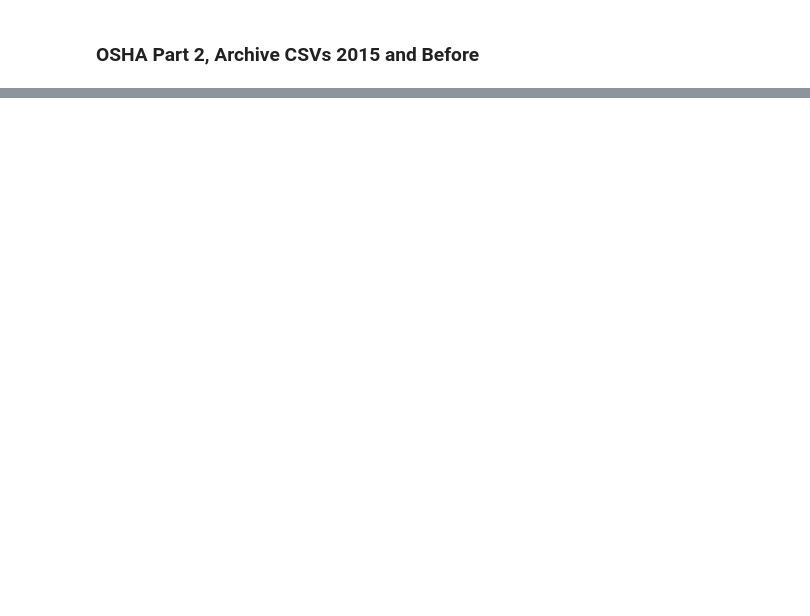
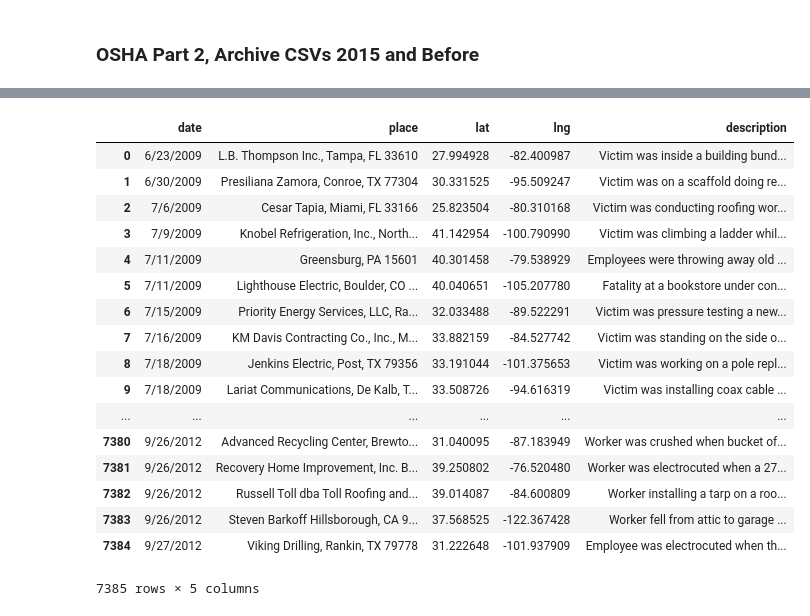
Before and after one commit to awoziji/workerfatalities, a Jupyter notebook: data/processs.ipynb, the cells around one changed output, grey strips where cells are left out. Cells and saved outputs as stored; diff of their text form; code cells hidden in the pictures; blank space fills up the shorter version.

```diff
--- a/data/processs.ipynb
+++ b/data/processs.ipynb
@@ -414,0 +403,7 @@ all_deaths.to_csv('all_deaths.csv')
+# %%
+
+# for some reason doing these together (apply, and then applying pd.Series) says it's the wrong shape, may be a progress apply issue? XXX
+# ok apply it
+# wait it gets that no matter what, it must be a problem with progress apply or the way i'm doing this or the latlng func
+tqdm_pandas(tqdm())
+osha_archive_loc = osha_archive.progress_apply (lambda row: get_loc_for_row(row, 'place'), axis=1)
@@ -414,0 +422,2 @@ all_deaths.to_csv('all_deaths.csv')
+# %%
+osha_archive_loc = osha_archive_loc.apply(pd.Series)
@@ -414,0 +482,5 @@ all_deaths.to_csv('all_deaths.csv')
+# %%
+# just change name to description
+osha_archive['description'] = osha_archive['Preliminary Description of Incident']
+osha_archive.drop(['Preliminary Description of Incident'], inplace=True, axis=1)
+osha_archive[:5]
@@ -414,0 +494,25 @@ all_deaths.to_csv('all_deaths.csv')
+# %%
+# OK THIS IS WHERE YOU STOPPED, now drop archive first, should deal with current up there
+
+osha_archive.drop(['Fatality or Catastrophe', 'Inspection #', 'Summary Report Date', 'Victim(s)'], inplace=True, axis=1)
+# %%
+osha_archive
+# %% [output]
+|  | date | place | lat | lng | description |
+| 0 | 6/23/2009 | L.B. Thompson Inc., Tampa, FL 33610 | 27.994928 | -82.400987 | Victim was inside a building bund... |
+| 1 | 6/30/2009 | Presiliana Zamora, Conroe, TX 77304 | 30.331525 | -95.509247 | Victim was on a scaffold doing re... |
+| 2 | 7/6/2009 | Cesar Tapia, Miami, FL 33166 | 25.823504 | -80.310168 | Victim was conducting roofing wor... |
+| 3 | 7/9/2009 | Knobel Refrigeration, Inc., North... | 41.142954 | -100.790990 | Victim was climbing a ladder whil... |
+| 4 | 7/11/2009 | Greensburg, PA 15601 | 40.301458 | -79.538929 | Employees were throwing away old ... |
+| 5 | 7/11/2009 | Lighthouse Electric, Boulder, CO ... | 40.040651 | -105.207780 | Fatality at a bookstore under con... |
+| 6 | 7/15/2009 | Priority Energy Services, LLC, Ra... | 32.033488 | -89.522291 | Victim was pressure testing a new... |
+| 7 | 7/16/2009 | KM Davis Contracting Co., Inc., M... | 33.882159 | -84.527742 | Victim was standing on the side o... |
+| 8 | 7/18/2009 | Jenkins Electric, Post, TX 79356 | 33.191044 | -101.375653 | Victim was working on a pole repl... |
+| 9 | 7/18/2009 | Lariat Communications, De Kalb, T... | 33.508726 | -94.616319 | Victim was installing coax cable ... |
+| ... | ... | ... | ... | ... | ... |
+| 7380 | 9/26/2012 | Advanced Recycling Center, Brewto... | 31.040095 | -87.183949 | Worker was crushed when bucket of... |
+| 7381 | 9/26/2012 | Recovery Home Improvement, Inc. B... | 39.250802 | -76.520480 | Worker was electrocuted when a 27... |
+| 7382 | 9/26/2012 | Russell Toll dba Toll Roofing and... | 39.014087 | -84.600809 | Worker installing a tarp on a roo... |
+| 7383 | 9/26/2012 | Steven Barkoff Hillsborough, CA 9... | 37.568525 | -122.367428 | Worker fell from attic to garage ... |
+| 7384 | 9/27/2012 | Viking Drilling, Rankin, TX 79778 | 31.222648 | -101.937909 | Employee was electrocuted when th... |
+7385 rows × 5 columns
```
Also changed, not shown: parts of 87 cells of this notebook, 25 other files.
